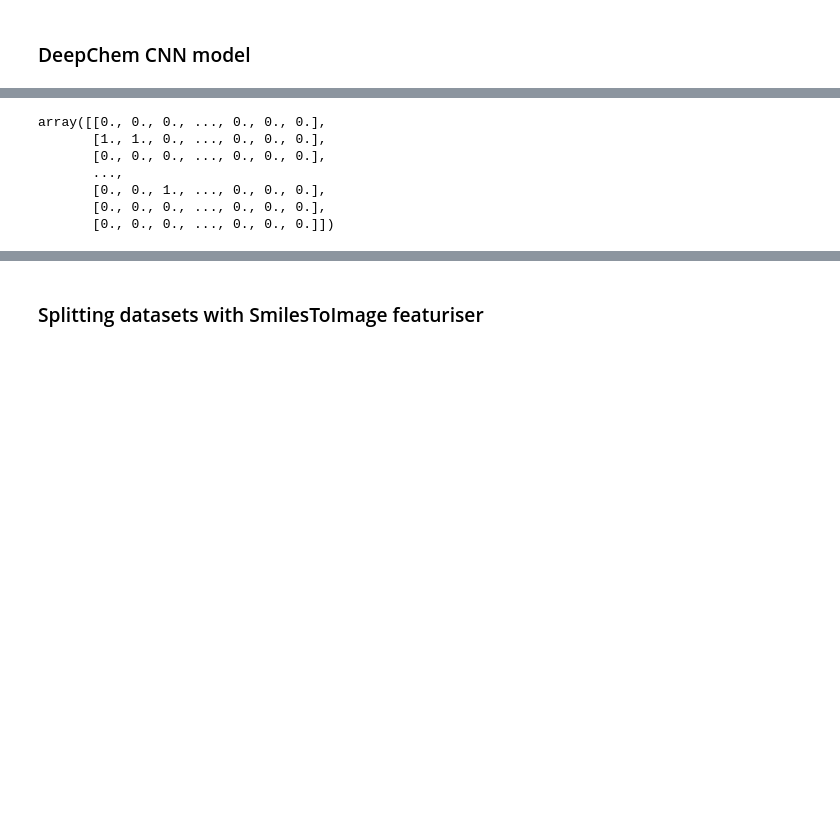
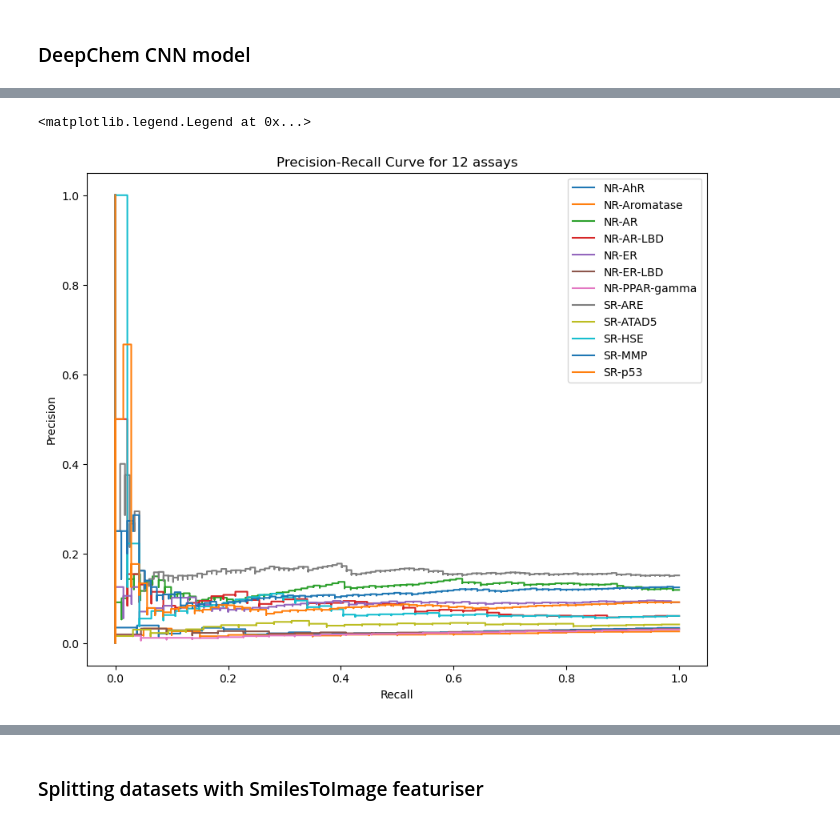
Before and after one commit to joiek/Machine-Learning-Project, a Jupyter notebook: SmilesToImage Featuriser.ipynb, the cells around one changed output, grey strips where cells are left out. Cells and saved outputs as stored; diff of their text form; code cells hidden in the pictures; blank space fills up the shorter version.

Commit message:
Precision-recall curve

```diff
--- a/SmilesToImage Featuriser.ipynb
+++ b/SmilesToImage Featuriser.ipynb
@@ -162,0 +194,16 @@ len(pred_data_3)
+# %%
+#y_pred of each assay
+y_pred_1 = y_pred(1, pred_data)
+y_pred_2 = y_pred(2, pred_data)
+y_pred_3 = y_pred(3, pred_data)
+y_pred_4 = y_pred(4, pred_data)
+y_pred_5 = y_pred(5, pred_data)
+y_pred_6 = y_pred(6, pred_data)
+y_pred_7 = y_pred(7, pred_data)
+y_pred_8 = y_pred(8, pred_data)
+y_pred_9 = y_pred(9, pred_data)
+y_pred_10 = y_pred(10, pred_data)
+y_pred_11 = y_pred(11, pred_data)
+y_pred_12 = y_pred(12, pred_data)
+
+# pred_data_3 = [pred_data[i][3][0] for i in range(len(pred_data))]
@@ -183,14 +260,50 @@ sklearn_metric_precision_recall[0]
 # %%
-fig, ax = plt.subplots()
-ax.plot(x = sklearn_metric_precision_recall, y =
+#Plotting precision-recall curve
+fig, ax = plt.subplots(figsize=(10,8))
+
+precision_recall1 = PrecisionRecallDisplay(recall = recall_score_1, precision = precision_score_1,
+                                          average_precision = average_precision_1)
+precision_recall2 = PrecisionRecallDisplay(recall = recall_score_2, precision = precision_score_2,
+                                          average_precision = average_precision_2)
+precision_recall3 = PrecisionRecallDisplay(recall = recall_score_3, precision = precision_score_3,
+                                          average_precision = average_precision_3)
+precision_recall4 = PrecisionRecallDisplay(recall = recall_score_4, precision = precision_score_4,
+                                          average_precision = average_precision_4)
+precision_recall5 = PrecisionRecallDisplay(recall = recall_score_5, precision = precision_score_5,
+                                          average_precision = average_precision_5)
+precision_recall6 = PrecisionRecallDisplay(recall = recall_score_6, precision = precision_score_6,
+                                          average_precision = average_precision_6)
+precision_recall7 = PrecisionRecallDisplay(recall = recall_score_7, precision = precision_score_7,
+                                          average_precision = average_precision_7)
+precision_recall8 = PrecisionRecallDisplay(recall = recall_score_8, precision = precision_score_8,
+                                          average_precision = average_precision_8)
+precision_recall9 = PrecisionRecallDisplay(recall = recall_score_9, precision = precision_score_9,
+                                          average_precision = average_precision_9)
+precision_recall10 = PrecisionRecallDisplay(recall = recall_score_10, precision = precision_score_10,
+                                          average_precision = average_precision_10)
+precision_recall11 = PrecisionRecallDisplay(recall = recall_score_11, precision = precision_score_11,
+                                          average_precision = average_precision_11)
+precision_recall12 = PrecisionRecallDisplay(recall = recall_score_12, precision = precision_score_12,
+                                          average_precision = average_precision_12)
+
+precision_recall1.plot(ax=ax, label='NR-AhR')
+precision_recall2.plot(ax=ax, label='NR-Aromatase')
+precision_recall3.plot(ax=ax, label='NR-AR')
+precision_recall4.plot(ax=ax, label='NR-AR-LBD')
+precision_recall5.plot(ax=ax, label='NR-ER')
+precision_recall6.plot(ax=ax, label='NR-ER-LBD')
+precision_recall7.plot(ax=ax, label='NR-PPAR-gamma')
+precision_recall8.plot(ax=ax, label='SR-ARE')
+precision_recall9.plot(ax=ax, label='SR-ATAD5')
+precision_recall10.plot(ax=ax, label='SR-HSE')
+precision_recall11.plot(ax=ax, label='SR-MMP')
+precision_recall12.plot(ax=ax, label='SR-p53')
+
+plt.title('Precision-Recall Curve for 12 assays') #NR-AR
+plt.legend(loc='upper right')
+#4x3 plot of all 12 assays
+#modify axis?
+# %% [output]
+<matplotlib.legend.Legend at 0x...>
+[figure, added]
-# %%
-test_data.y
-# %% [output]
-array([[0., 0., 0., ..., 0., 0., 0.],
-       [1., 1., 0., ..., 0., 0., 0.],
-       [0., 0., 0., ..., 0., 0., 0.],
-       ...,
-       [0., 0., 1., ..., 0., 0., 0.],
-       [0., 0., 0., ..., 0., 0., 0.],
-       [0., 0., 0., ..., 0., 0., 0.]])
 # %%
```
Also changed, not shown: parts of 25 cells of this notebook.
